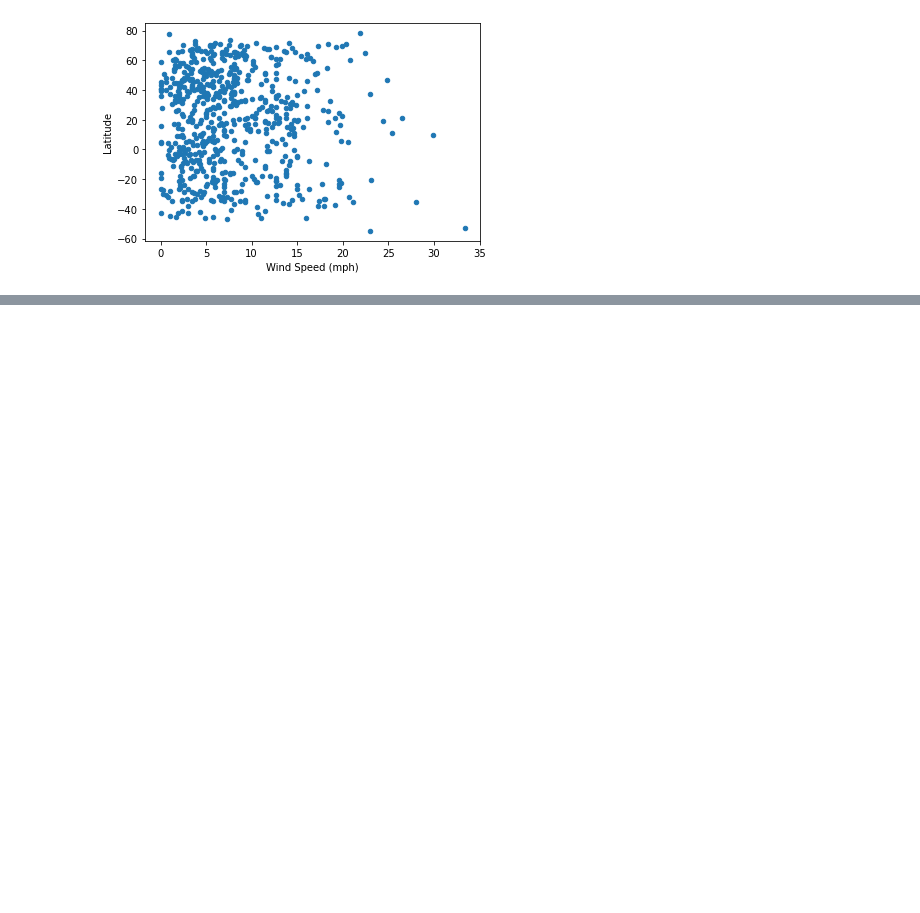
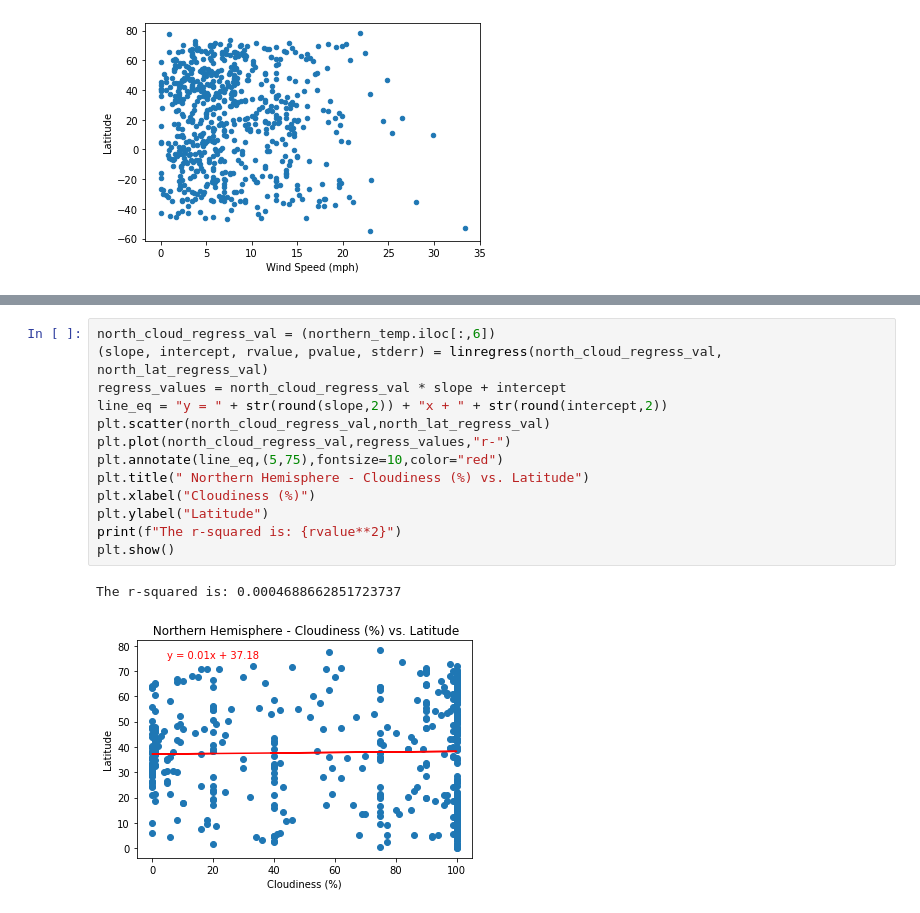
Before and after one commit to 5t4david/python-api-challenge, a Jupyter notebook: WeatherPY/WeatherPY.ipynb, the cells around one changed output, grey strips where cells are left out. Cells and saved outputs as stored; diff of their text form; blank space fills up the shorter version.

```diff
--- a/WeatherPY/WeatherPY.ipynb
+++ b/WeatherPY/WeatherPY.ipynb
@@ -223,0 +218,16 @@ southern_temp.plot.scatter(x='Wind Speed (mph)', y='Latitude')
+# %%
+north_cloud_regress_val = (northern_temp.iloc[:,6])
+(slope, intercept, rvalue, pvalue, stderr) = linregress(north_cloud_regress_val, north_lat_regress_val)
+regress_values = north_cloud_regress_val * slope + intercept
+line_eq = "y = " + str(round(slope,2)) + "x + " + str(round(intercept,2))
+plt.scatter(north_cloud_regress_val,north_lat_regress_val)
+plt.plot(north_cloud_regress_val,regress_values,"r-")
+plt.annotate(line_eq,(5,75),fontsize=10,color="red")
+plt.title(" Northern Hemisphere - Cloudiness (%) vs. Latitude")
+plt.xlabel("Cloudiness (%)")
+plt.ylabel("Latitude")
+print(f"The r-squared is: {rvalue**2}")
+plt.show()
+# %% [output]
+The r-squared is: 0.0004688662851723737
+[figure, added]
```
Also changed, not shown: parts of 16 cells of this notebook.
